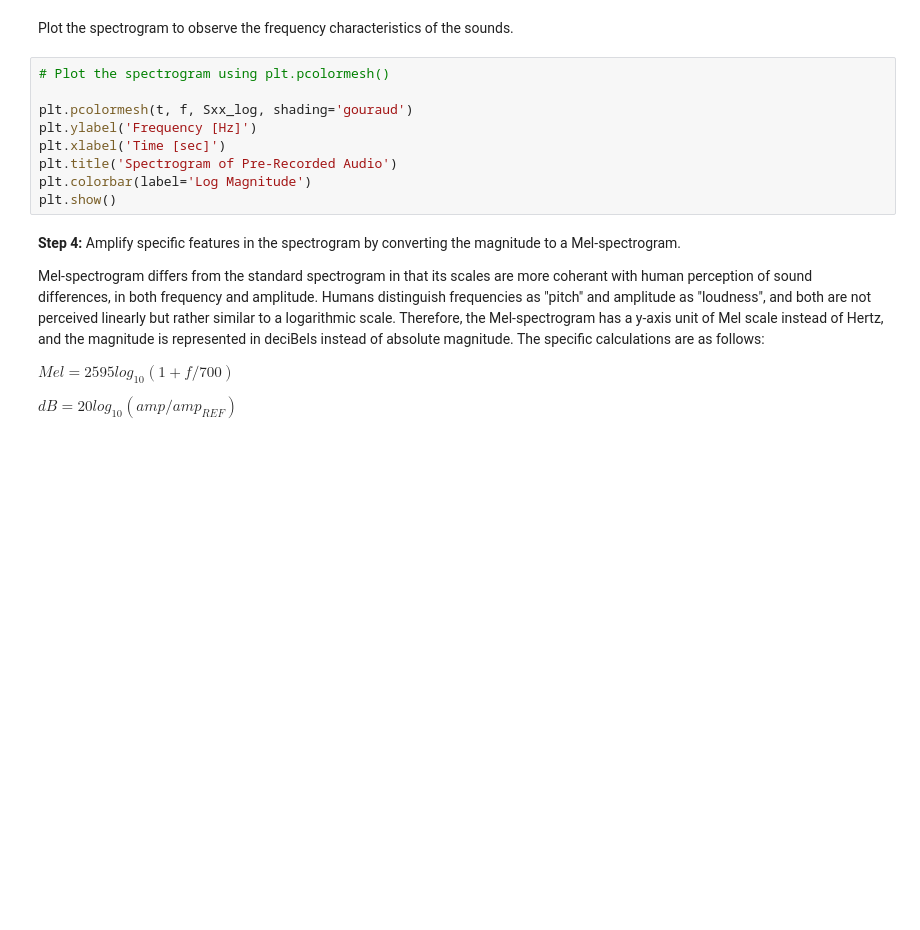
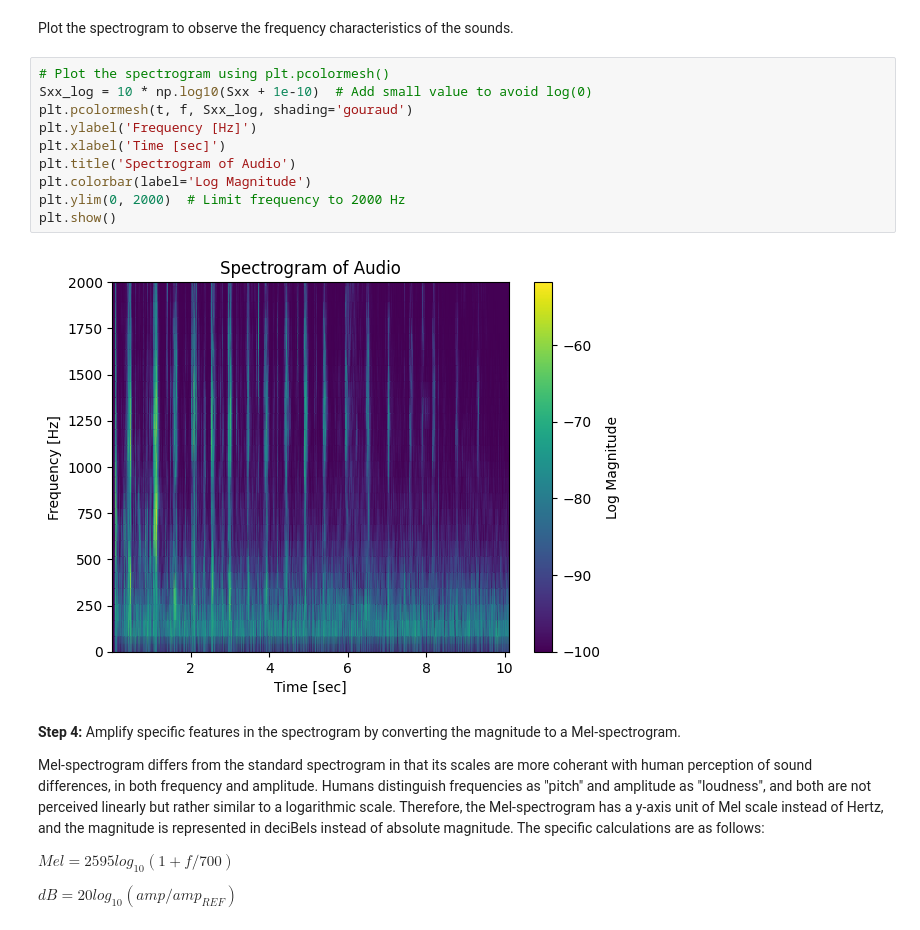
Before and after one commit to achen632/health-sensing, a Jupyter notebook: lab3/HSI Lab 3 - food sounds.ipynb, the cells around one changed output. Saved outputs shown, nothing was run; the diff lists cells and outputs as text; blank space fills up the shorter version.

```diff
--- a/lab3/HSI Lab 3 - food sounds.ipynb
+++ b/lab3/HSI Lab 3 - food sounds.ipynb
@@ -51,13 +66,16 @@ f, t, Sxx =
 Plot the spectrogram to observe the frequency characteristics of the sounds.
 # %%
 # Plot the spectrogram using plt.pcolormesh()
-
+Sxx_log = 10 * np.log10(Sxx + 1e-10)  # Add small value to avoid log(0)
 plt.pcolormesh(t, f, Sxx_log, shading='gouraud')
 plt.ylabel('Frequency [Hz]')
 plt.xlabel('Time [sec]')
-plt.title('Spectrogram of Pre-Recorded Audio')
+plt.title('Spectrogram of Audio')
 plt.colorbar(label='Log Magnitude')
+plt.ylim(0, 2000)  # Limit frequency to 2000 Hz
 plt.show()
+# %% [output]
+[figure, added]
 # %% [markdown]
 **Step 4:** Amplify specific features in the spectrogram by converting the magnitude to a Mel-spectrogram.
 
```
Also changed, not shown: parts of 13 cells of this notebook, 2 other files.
